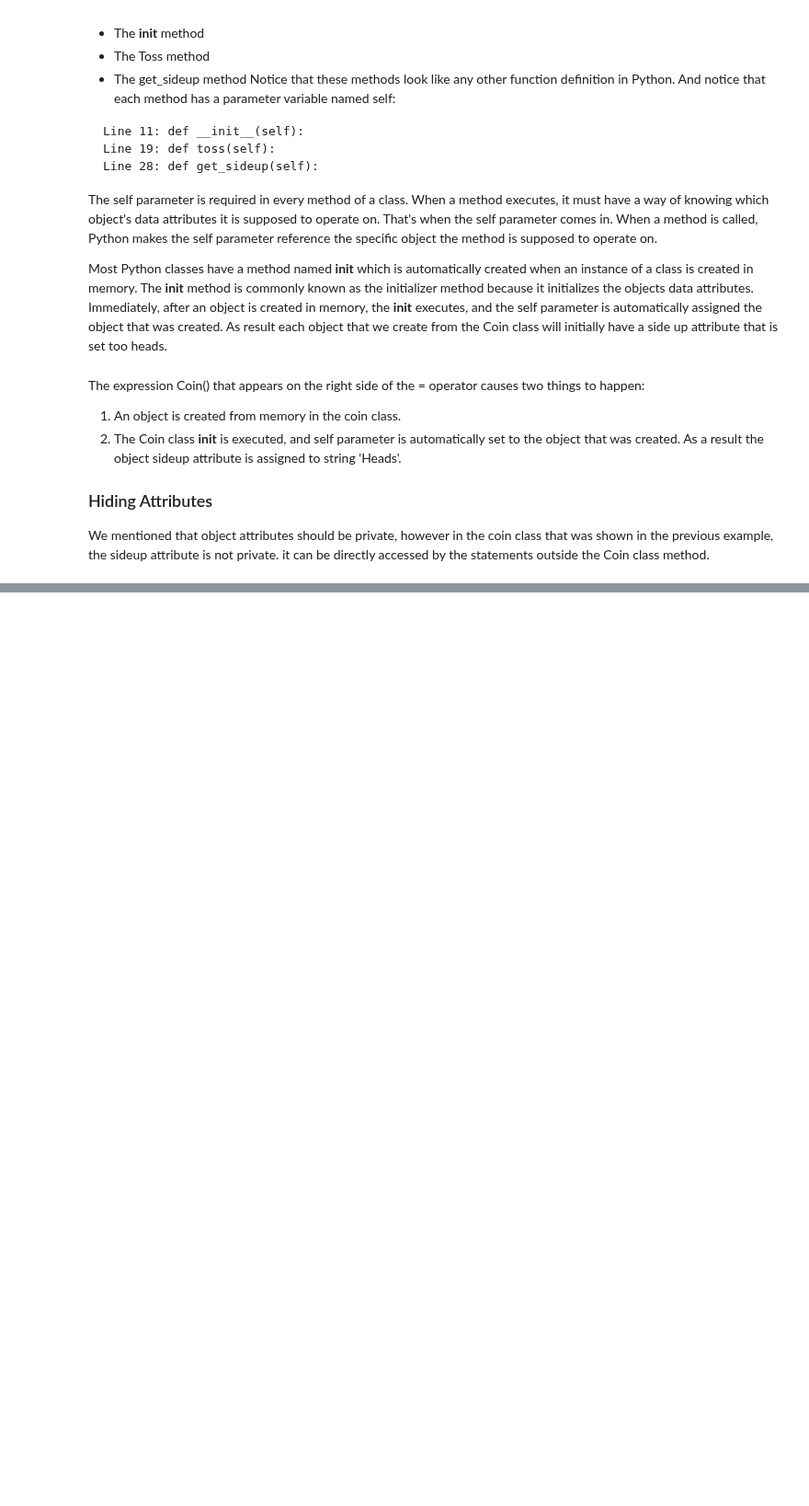
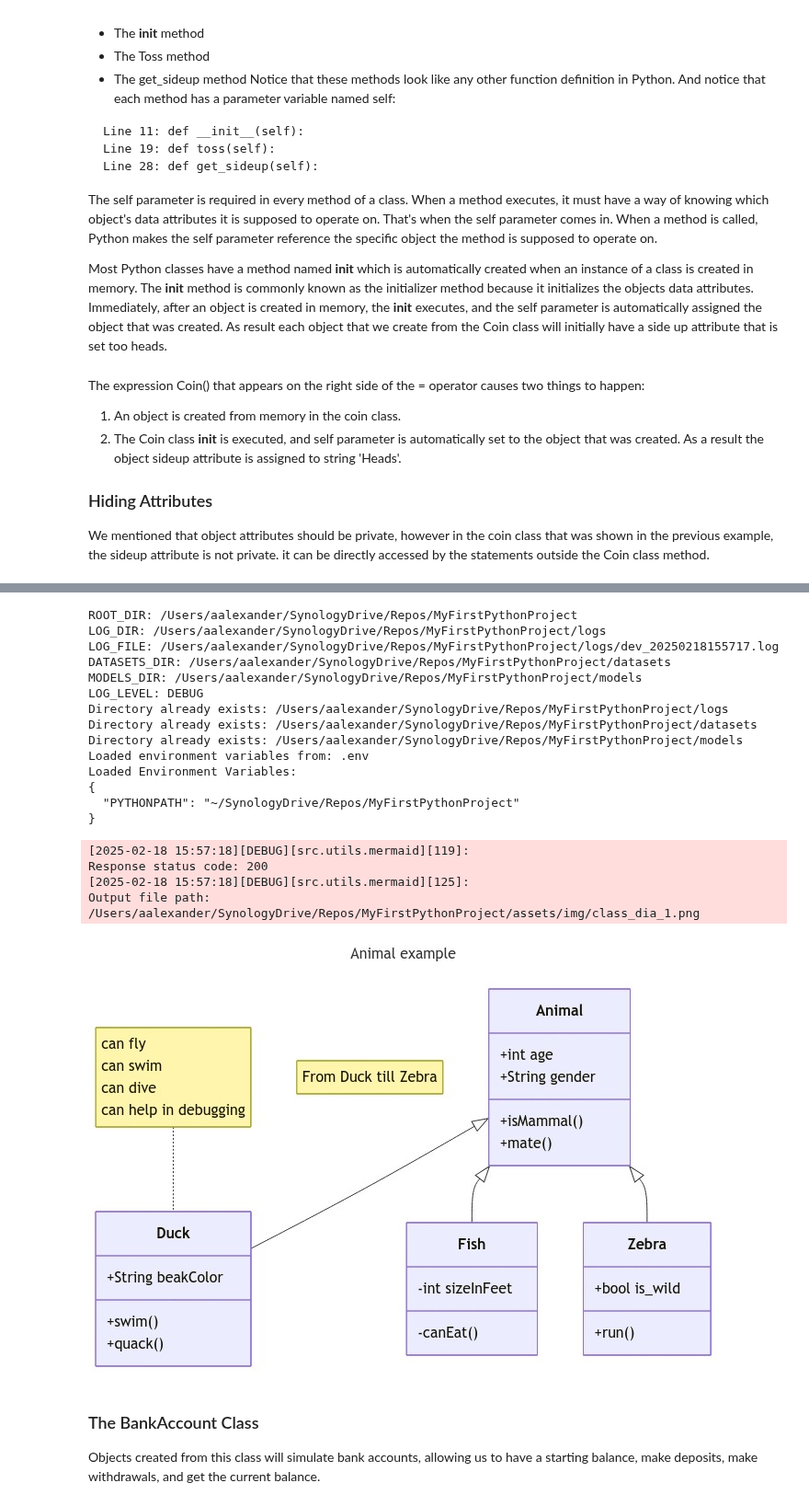
Before and after one commit to Alena-Alexander/My-First-Python-Project, a Jupyter notebook: Notebooks/ChaptersSOWPv4/chapter10.ipynb, the cells around one changed output, grey strips where cells are left out. Shown at 92% size. Saved outputs shown, nothing was run; the diff lists cells and outputs as text; code cells hidden in the pictures; blank space fills up the shorter version.

```diff
--- a/Notebooks/ChaptersSOWPv4/chapter10.ipynb
+++ b/Notebooks/ChaptersSOWPv4/chapter10.ipynb
@@ -174,0 +234,64 @@ The statement in line 16 directly assigns the string 'Heads
+# %%
+from src.utils.mermaid import mm_save_as_png, display_image_from_file
+# TODO: THIS IS A EXAMPLE OF HOW TO USE MERMAID DIAGRAMS
+# TODO: SEE: https://mermaid.js.org/syntax/classDiagram.html
+
+mermaid_diagram_1 = """---
+title: Animal example
+---
+classDiagram
+    note "From Duck till Zebra"
+    Animal <|-- Duck
+    note for Duck "can fly\ncan swim\ncan dive\ncan help in debugging"
+    Animal <|-- Fish
+    Animal <|-- Zebra
+    Animal : +int age
+    Animal : +String gender
+    Animal: +isMammal()
+    Animal: +mate()
+    class Duck{
+        +String beakColor
+        +swim()
+        +quack()
+    }
+    class Fish{
+        -int sizeInFeet
+        -canEat()
+    }
+    class Zebra{
+        +bool is_wild
+        +run()
+    }
+"""
+
+# Save the mermaid diagram
+filepath = mm_save_as_png(
+    mermaid_diagram_1, "../../assets/img/class_dia_1.png"
+)
+
+# Get the mermaid diagram from a file
+display_image_from_file('../../assets/img/class_dia_1.png')
+# %% [output]
+ROOT_DIR: /Users/aalexander/SynologyDrive/Repos/MyFirstPythonProject
+LOG_DIR: /Users/aalexander/SynologyDrive/Repos/MyFirstPythonProject/logs
+LOG_FILE: /Users/aalexander/SynologyDrive/Repos/MyFirstPythonProject/logs/dev_20250218155717.log
+DATASETS_DIR: /Users/aalexander/SynologyDrive/Repos/MyFirstPythonProject/datasets
+MODELS_DIR: /Users/aalexander/SynologyDrive/Repos/MyFirstPythonProject/models
+LOG_LEVEL: DEBUG
+Directory already exists: /Users/aalexander/SynologyDrive/Repos/MyFirstPythonProject/logs
+Directory already exists: /Users/aalexander/SynologyDrive/Repos/MyFirstPythonProject/datasets
+Directory already exists: /Users/aalexander/SynologyDrive/Repos/MyFirstPythonProject/models
+Loaded environment variables from: .env
+Loaded Environment Variables:
+{
+  "PYTHONPATH": "~/SynologyDrive/Repos/MyFirstPythonProject"
+}
+[2025-02-18 15:57:18][DEBUG][src.utils.mermaid][119]:
+Response status code: 200
+[2025-02-18 15:57:18][DEBUG][src.utils.mermaid][125]:
+Output file path:
+/Users/aalexander/SynologyDrive/Repos/MyFirstPythonProject/assets/img/class_dia_1.png
+[figure, added]
+# %% [markdown]
+### The BankAccount Class
+Objects created from this class will simulate bank accounts, allowing us to have a starting balance, make deposits, make withdrawals, and get the current balance.
```
Also changed, not shown: parts of 7 cells of this notebook, 3 other files.
